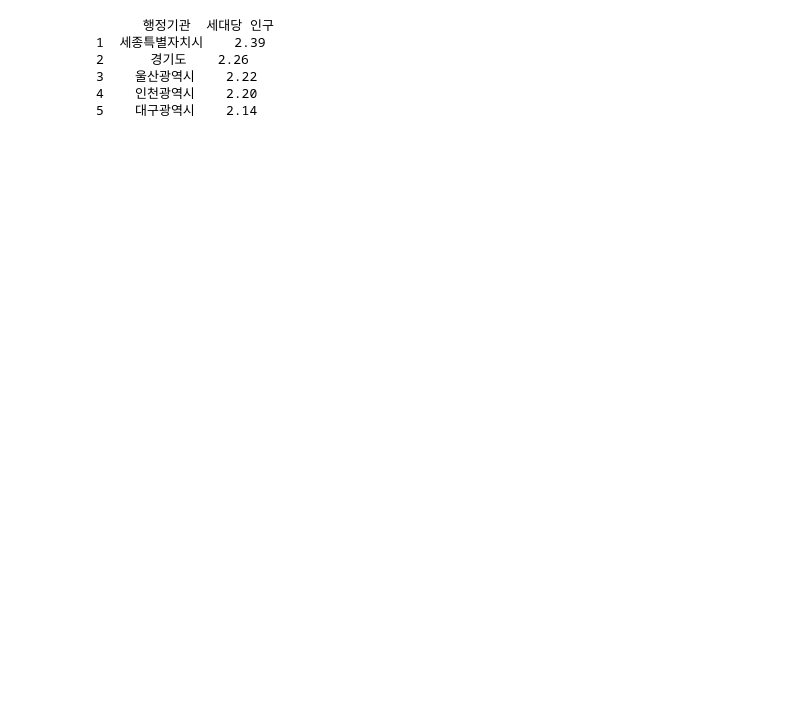
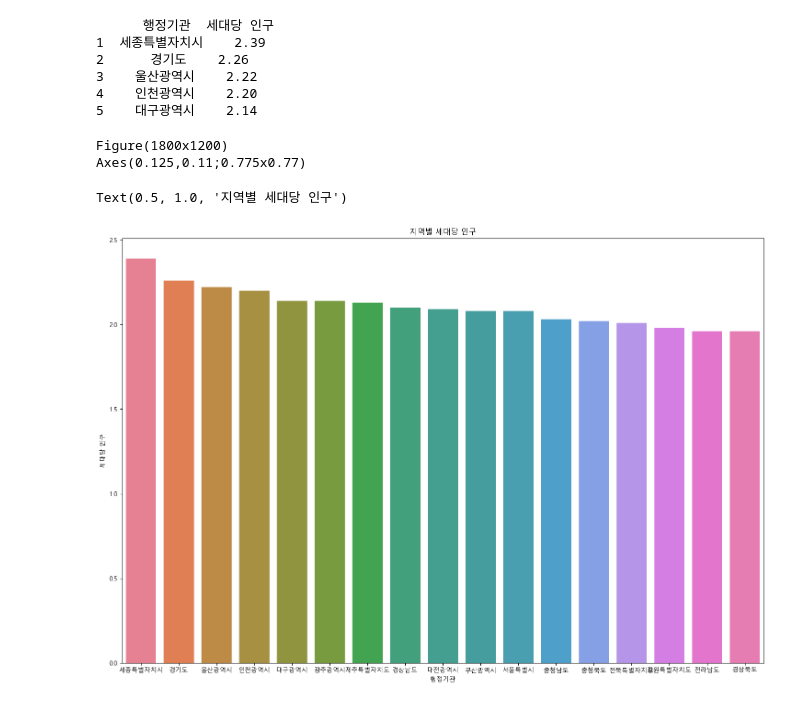
Before and after one commit to Eojinn/Python_Webscraping_analysis, a Jupyter notebook: 연습문제_웹스크래핑/04_인구현황분석.ipynb, the cells around one changed output. Cells and saved outputs as stored; diff of their text form; code cells hidden in the pictures; blank space fills up the shorter version.

```diff
--- a/연습문제_웹스크래핑/04_인구현황분석.ipynb
+++ b/연습문제_웹스크래핑/04_인구현황분석.ipynb
@@ -73,5 +124,15 @@ Axes(0.125,0.11;0.775x0.35)
 # %%
 # 2. 세대당 인구수 높은 지역 Top5
+
+# '전국'이 포함된 합계 행 제외
+data_region = data[data['행정기관'].str.contains('전국') == False].copy()
+# 정렬을 통해 상위 5개를 먼저 추출 (가장 인구가 많은 순서대로)
+top5_data = data_region.sort_values(by='세대당 인구', ascending=False).head(5)
+result2 = top5_data.loc[:, ['행정기관', '세대당 인구']].reset_index(drop=True)
+result2.index = result2.index + 1  # 0~4인 인덱스를 1~5로 변환
+
+
+print(result2)
 # %% [output]
       행정기관  세대당 인구
 1  세종특별자치시    2.39
@@ -81,3 +142,23 @@ Axes(0.125,0.11;0.775x0.35)
 5    대구광역시    2.14
 # %%
 # 2-2
+
+import matplotlib
+import matplotlib.pyplot as plt
+import matplotlib.font_manager as fm
+import seaborn as sns
+
+# subplots() 함수를 사용하여 axes 객체를 생성하기
+figure, (axes2)= plt.subplots(nrows=1, ncols=1)
+figure.set_size_inches(18,12)
+print(figure)
+print(axes2)
+# seaborn의 barplot() 함수 호출하기
+sns.barplot(data=data_region.sort_values(by='세대당 인구', ascending=False), x='행정기관', y='세대당 인구', ax=axes2, hue='행정기관')
+axes2.set_title('지역별 세대당 인구')
+#plt.show()
+# %% [output]
+Figure(1800x1200)
+Axes(0.125,0.11;0.775x0.77)
+Text(0.5, 1.0, '지역별 세대당 인구')
+[figure, added]
```
Also changed, not shown: parts of 7 cells of this notebook.
